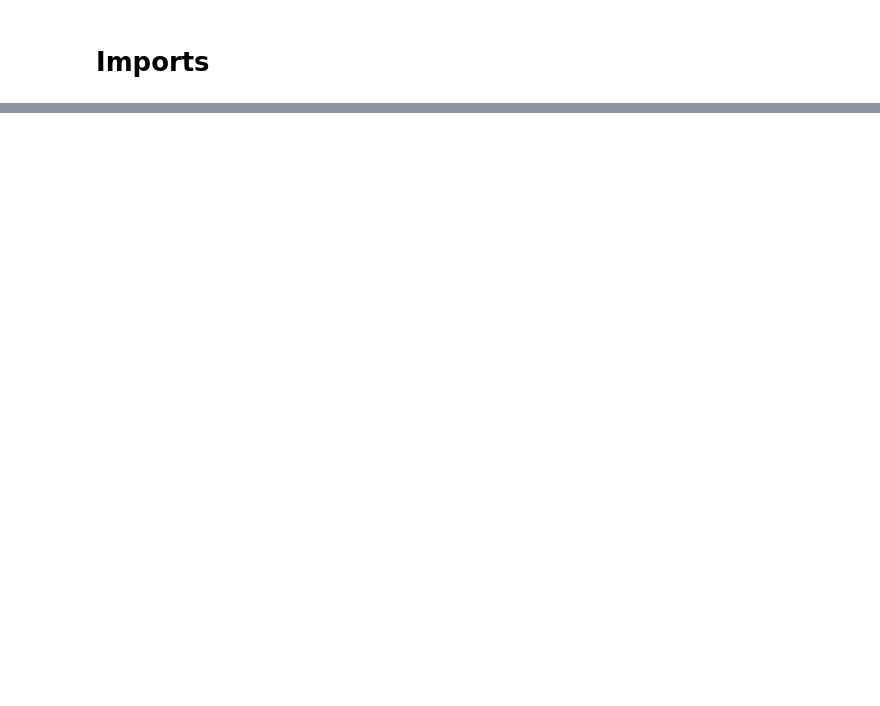
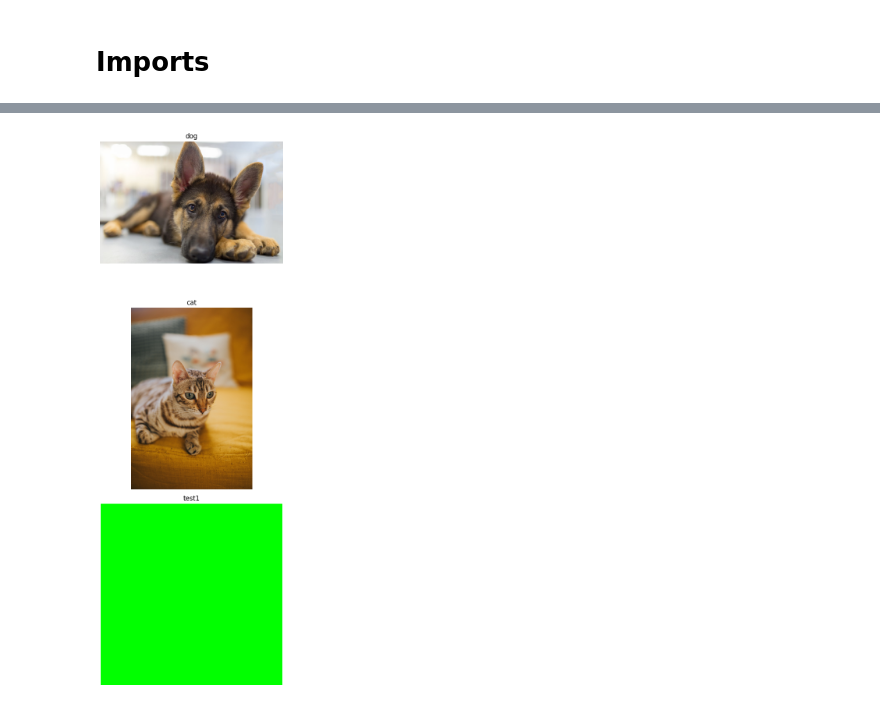
Before and after one commit to gracyy-rm/cv-toolkit, a Jupyter notebook: notebook/plot_module.ipynb, the cells around one changed output, grey strips where cells are left out. Cells and saved outputs as stored; diff of their text form; code cells hidden in the pictures; blank space fills up the shorter version.

```diff
--- a/notebook/plot_module.ipynb
+++ b/notebook/plot_module.ipynb
@@ -38,0 +69,4 @@ from src.plot_operations import*
+# %%
+cr.plot_operations.image_grid(images=[dog, cat, test1], titles=["dog","cat","test1"], rows=3, cols=1)
+# %% [output]
+[figure, added]
```
Also changed, not shown: parts of 44 cells of this notebook, 7 other files.
